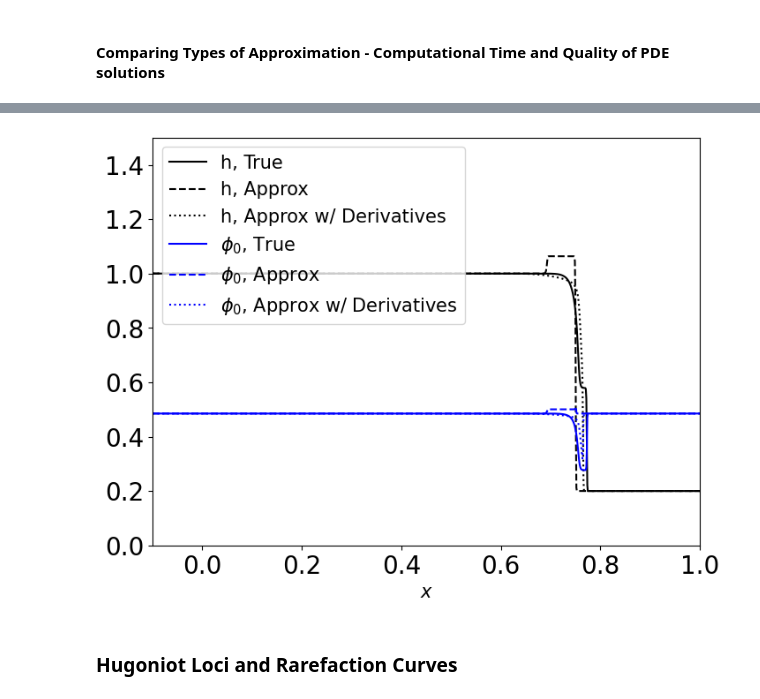
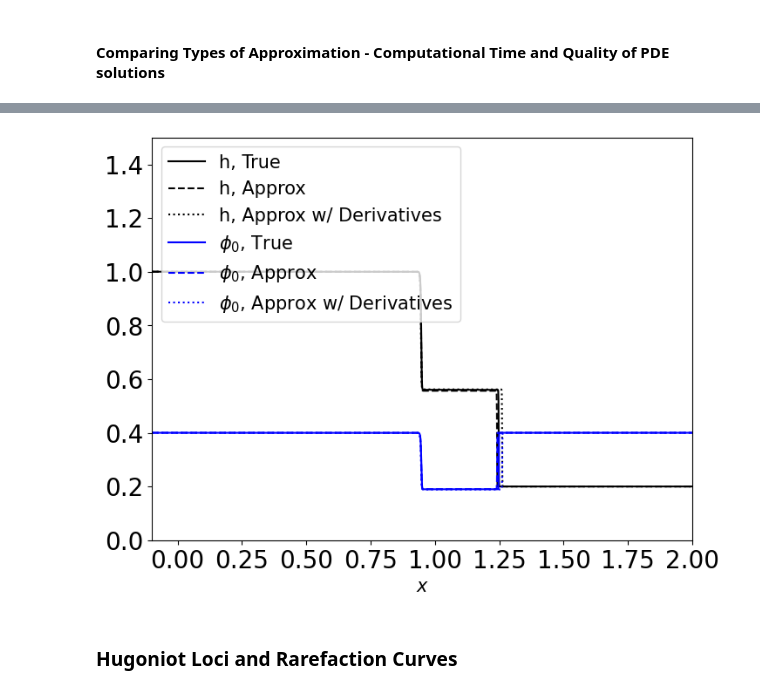
Before and after one commit to HK-Tan/Generic-Structural-Stability---Numerical-Simulations-for-Particle-Laden-Flow, a Jupyter notebook: PLF-Finalized.ipynb, the cells around one changed output, grey strips where cells are left out. Cells and saved outputs as stored; diff of their text form; code cells hidden in the pictures.

```diff
--- a/PLF-Finalized.ipynb
+++ b/PLF-Finalized.ipynb
@@ -857,15 +1162,15 @@ def FDSSolver(tend,xleft,xright,tstep,initu1,initu2,fflux,gflux):
   return x, u1next, u2next
 
 ## First argument is h, Second argument is hphi
-hleft = 1
-phi_0left = 0.485
-hright = 0.2
-phi_0right = 0.485
-
 #hleft = 1
 #phi_0left = 0.485
 #hright = 0.2
 #phi_0right = 0.485
+
+hleft = 1
+phi_0left = 0.4
+hright = 0.2
+phi_0right = 0.4
 
 def h_init(x):
    ## Input: x is a np.array
@@ -881,7 +1186,7 @@ def hphi_init(x):
 
 start_time = time.monotonic()
 
-xfinal, u1final, u2final = FDSSolver(30,-0.1,1,0.0005, h_init, hphi_init, ffluxfun, gfluxfun)
+xfinal, u1final, u2final = FDSSolver(30,-0.1,2,0.0005, h_init, hphi_init, ffluxfun, gfluxfun)
 
 end_time = time.monotonic()
 print("\n Time Elapsed: ", end_time - start_time, " seconds" )
@@ -890,7 +1195,7 @@ plt.figure(figsize = (8,6))
 plt.plot(xfinal, u1final, color = (0,0,1), label = "h")
 plt.plot(xfinal, np.array(u2final)/np.array(u1final), color = (1,0,0), label = "$\\phi_0$")
 plt.xlabel(r'$x$',fontsize=20)
-plt.xlim([-0.1,1]) # You should only view the plot in the same (xleft,xright)
+plt.xlim([-0.1,2]) # You should only view the plot in the same (xleft,xright)
 plt.ylim([0,1.5])
 plt.xticks(fontsize=20)
 plt.yticks(fontsize=20)
@@ -908,7 +1213,7 @@ def gfluxfunapprox_forpde(phinot):
 
 start_time = time.monotonic()
 
-xfinal_approx, u1final_approx, u2final_approx = FDSSolver(30,-0.1,1,0.0005, h_init, hphi_init, ffluxfunapprox_forpde, gfluxfunapprox_forpde)
+xfinal_approx, u1final_approx, u2final_approx = FDSSolver(30,-0.1,2,0.0005, h_init, hphi_init, ffluxfunapprox_forpde, gfluxfunapprox_forpde)
 
 end_time = time.monotonic()
 print("\n Time Elapsed: ", end_time - start_time, " seconds" )
@@ -917,7 +1222,7 @@ plt.figure(figsize = (8,6))
 plt.plot(xfinal_approx, u1final_approx, color = (0,0,1), label = "h")
 plt.plot(xfinal_approx, np.array(u2final_approx)/np.array(u1final_approx), color = (1,0,0), label = "$\\phi_0$")
 plt.xlabel(r'$x$',fontsize=20)
-plt.xlim([-0.1,1]) # You should only view the plot in the same (xleft,xright)
+plt.xlim([-0.1,2]) # You should only view the plot in the same (xleft,xright)
 plt.ylim([0,1.5])
 plt.xticks(fontsize=20)
 plt.yticks(fontsize=20)
@@ -935,7 +1240,7 @@ def gfluxfunapprox_p_forpde(phinot):
 
 start_time = time.monotonic()
 
-xfinal_approx_p, u1final_approx_p, u2final_approx_p = FDSSolver(30,-0.1,12,0.0005, h_init, hphi_init, ffluxfunapprox_p_forpde, gfluxfunapprox_p_forpde)
+xfinal_approx_p, u1final_approx_p, u2final_approx_p = FDSSolver(30,-0.1,2,0.0005, h_init, hphi_init, ffluxfunapprox_p_forpde, gfluxfunapprox_p_forpde)
 
 end_time = time.monotonic()
 print("\n Time Elapsed: ", end_time - start_time, " seconds" )
@@ -944,7 +1249,8 @@ plt.figure(figsize = (8,6))
 plt.plot(xfinal_approx_p, u1final_approx_p, color = (0,0,1), label = "h")
 plt.plot(xfinal_approx_p, np.array(u2final_approx_p)/np.array(u1final_approx_p), color = (1,0,0), label = "$\\phi_0$")
 plt.xlabel(r'$x$',fontsize=20)
-plt.xlim([-0.1,1]) # You should only view the plot in the same (xleft,xright)
+plt.xlim([-0.1,2]) # You should only view the plot in the same (xleft,xright)
+#plt.xlim([0.6,0.9])
 plt.ylim([0,1.5])
 plt.xticks(fontsize=20)
 plt.yticks(fontsize=20)
@@ -956,21 +1262,22 @@ plt.show()
 # %%
 plt.figure(figsize = (8,6))
 plt.plot(xfinal, u1final, color = (0,0,0), label = "h, True")
 plt.plot(xfinal_approx, u1final_approx, color = (0,0,0), label = "h, Approx", linestyle='dashed')
 plt.plot(xfinal_approx_p, u1final_approx_p, color = (0,0,0), label = "h, Approx w/ Derivatives", linestyle='dotted')
 plt.plot(xfinal, np.array(u2final)/np.array(u1final), color = (0,0,1), label = "$\\phi_0$, True")
 plt.plot(xfinal_approx, np.array(u2final_approx)/np.array(u1final_approx), color = (0,0,1), label = "$\\phi_0$, Approx", linestyle='dashed')
 plt.plot(xfinal_approx_p, np.array(u2final_approx_p)/np.array(u1final_approx_p), color = (0,0,1), label = "$\\phi_0$, Approx w/ Derivatives", linestyle='dotted')
 plt.xlabel(r'$x$', fontsize = 15)
 #plt.xlim([0.6,0.9]) # You should only view the plot in the same (xleft,xright)
-plt.xlim([-0.1,1.0])
+#plt.xlim([-0.1,1]) # You should only view the plot in the same (xleft,xright)
+plt.xlim([-0.1,2])
 plt.ylim([0,1.5])
 plt.xticks(fontsize=20)
 plt.yticks(fontsize=20)
 plt.legend(loc="upper left", fontsize=15)
 plt.show()
 # %% [output]
-[figure, old version]
+[figure, new version]
 # %% [markdown]
 ### Hugoniot Loci and Rarefaction Curves
 # %% [markdown]
```
Also changed, not shown: parts of 7 cells of this notebook, 9 other files.
